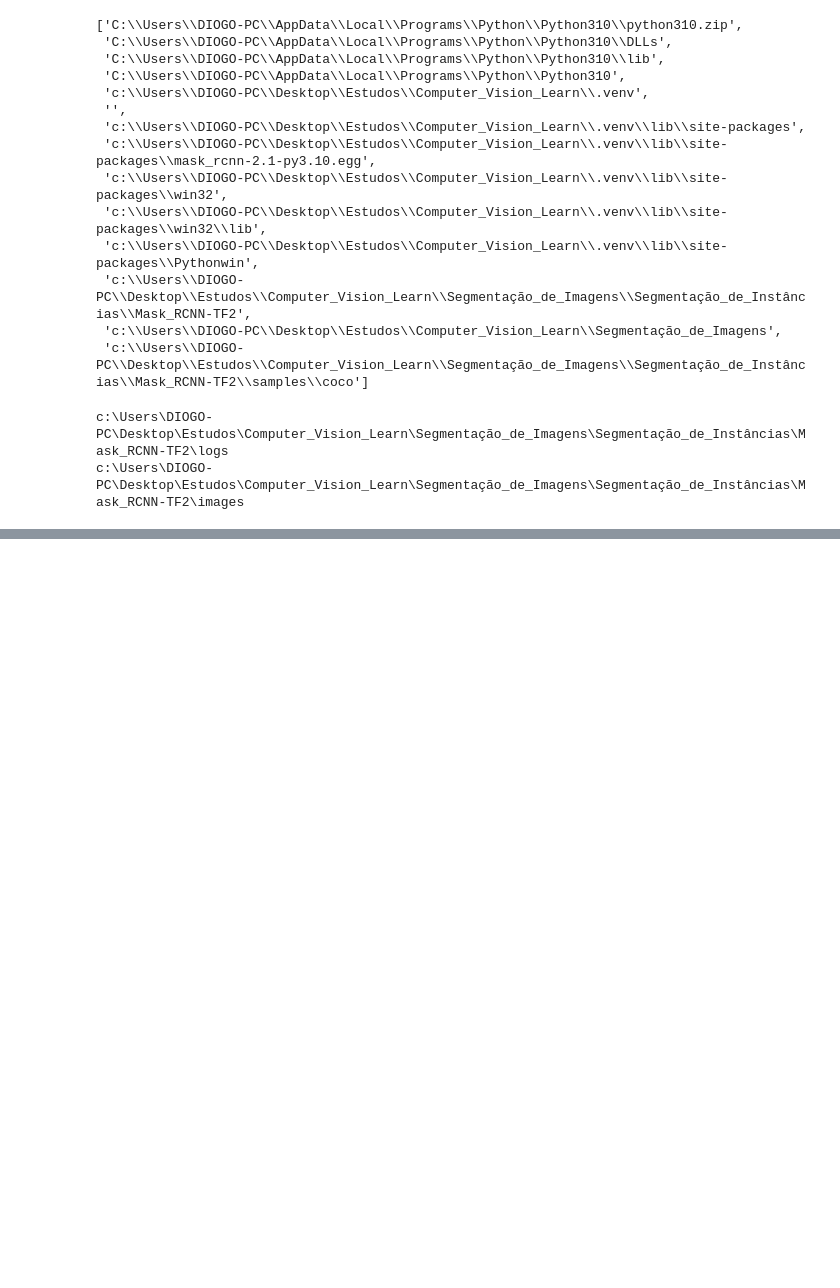
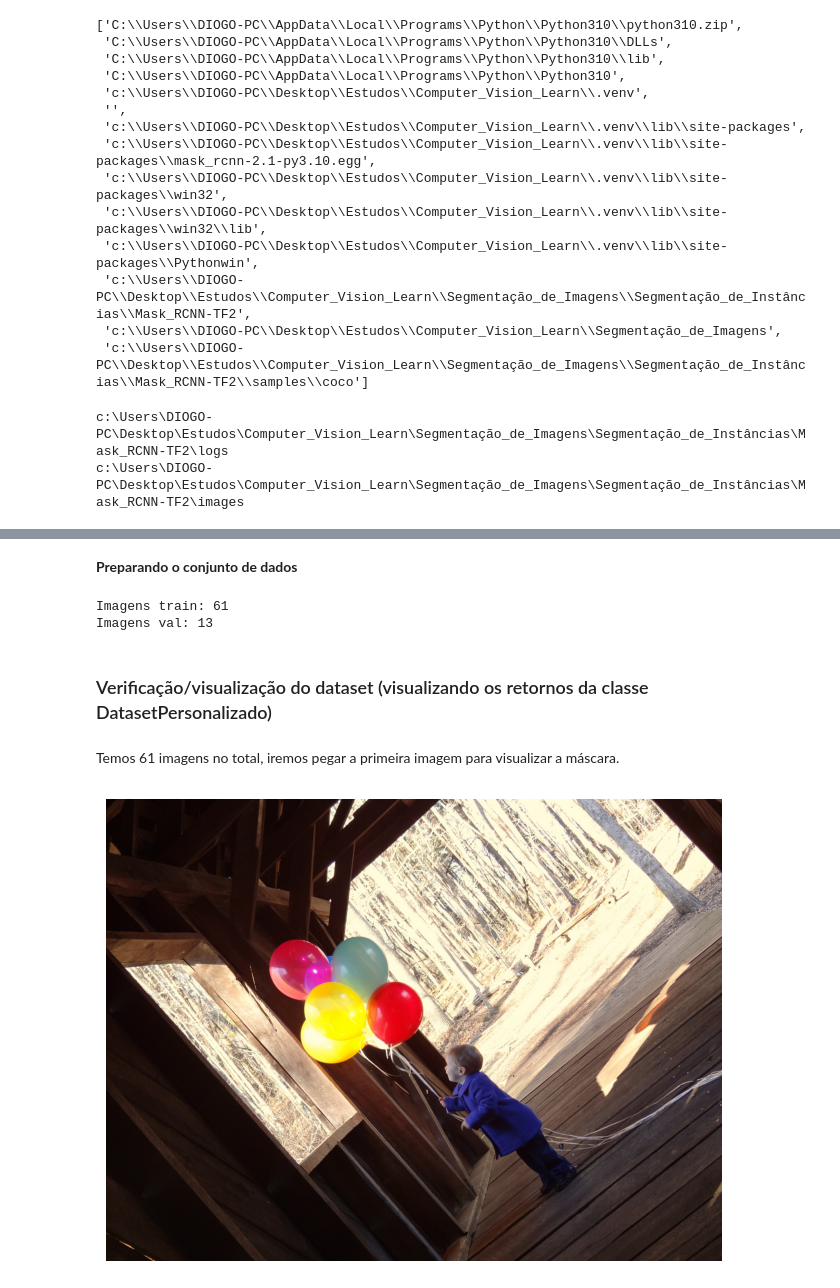
Before and after one commit to DiogoBotton/Computer_Vision_Learn, a Jupyter notebook: Segmentação_de_Imagens/Segmentação_de_Instâncias/treinamento_customizado.ipynb, the cells around one changed output, grey strips where cells are left out. Drawn from its saved outputs; the diff is of its cells as text; code cells hidden in the pictures; blank space fills up the shorter version.

Commit message:
Iniciando com treinamento com dataset personalizado, realizado a extração das mascaras e imagens

```diff
--- a/Segmentação_de_Imagens/Segmentação_de_Instâncias/treinamento_customizado.ipynb
+++ b/Segmentação_de_Imagens/Segmentação_de_Instâncias/treinamento_customizado.ipynb
@@ -151,0 +282,34 @@ session = InteractiveSession(config=config)
+# %% [markdown]
+**Preparando o conjunto de dados**
+# %%
+PATH_DATASET = os.path.join('balloon')
+ANNOTATION_NAME = 'via_region_data.json'
+
+# Conjunto de treinamento
+dataset_train = DatasetPersonalizado()
+dataset_train.load_object(PATH_DATASET, 'train', ANNOTATION_NAME)
+dataset_train.prepare() # Preparar a base de dados para utilização
+
+# Conjunto de validação
+dataset_val = DatasetPersonalizado()
+dataset_val.load_object(PATH_DATASET, 'val', ANNOTATION_NAME)
+dataset_train.prepare() # Preparar a base de dados para utilização
+# %% [output]
+Imagens train: 61
+Imagens val: 13
+# %% [markdown]
+### Verificação/visualização do dataset (visualizando os retornos da classe DatasetPersonalizado)
+# %%
+# Função para exibir imagem
+def exibir_imagem(image):
+    plt.figure(figsize=(12,6))
+    plt.axis('off')
+    plt.imshow(image, cmap='gray')
+# %% [markdown]
+Temos 61 imagens no total, iremos pegar a primeira imagem para visualizar a máscara.
+# %%
+img_id = 7
+img = dataset_train.load_image(img_id)
+exibir_imagem(img)
+# %% [output]
+[figure, added]
```
Also changed, not shown: parts of 17 cells of this notebook, 1 other file.
